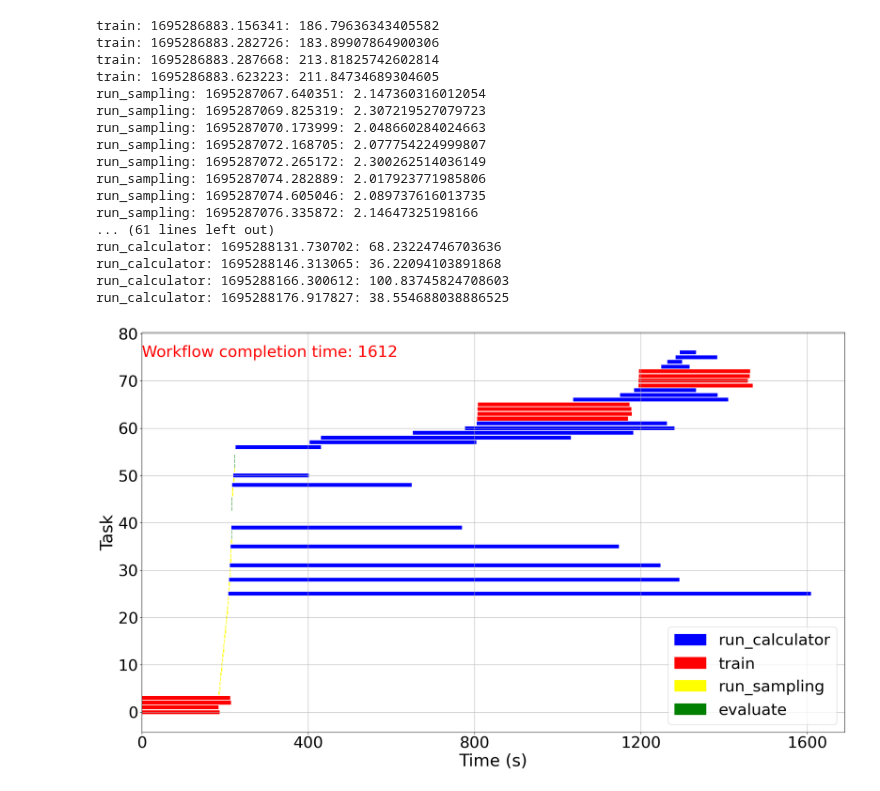
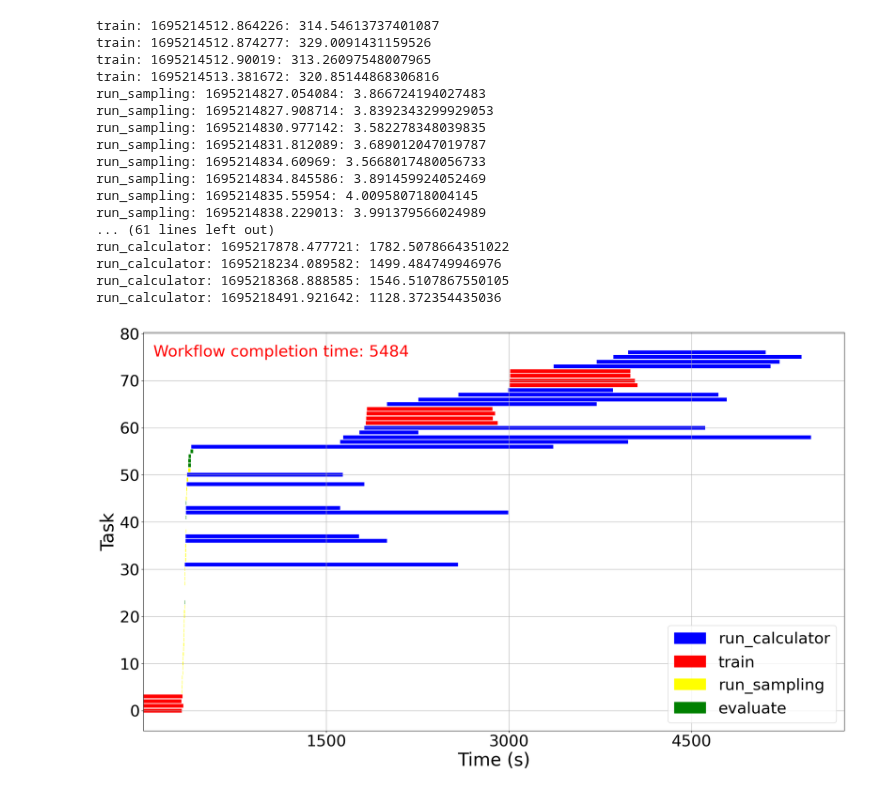
Before and after one commit to helix-xx/multisite_, a Jupyter notebook: finetuning-surrogates/analysis/analysis.ipynb, the cells around one changed output. Cells and saved outputs as stored; diff of their text form; code cells hidden in the pictures.

Commit message:
start task predict test

```diff
--- a/finetuning-surrogates/analysis/analysis.ipynb
+++ b/finetuning-surrogates/analysis/analysis.ipynb
@@ -93,8 +93,8 @@ def time_line_graph(results: pd.DataFrame, task_color: dict):
         bar = ax.barh(index, time, left=row['time_compute_started'] - start_time, color=task_color[row['method']])
         # ax.text(row['time_compute_started'] - start_time, index, method, ha='left', va='center',fontsize=6)
 
-    ax.set_xlabel('Time (s)',fontsize=32)
-    ax.set_ylabel('Task',fontsize=32)
+    ax.set_xlabel('Time (s)',fontsize=34)
+    ax.set_ylabel('Task',fontsize=34)
     ax.xaxis.set_major_locator(MaxNLocator(nbins=5))
     handles = []
     labels = []
@@ -112,28 +112,28 @@ def time_line_graph(results: pd.DataFrame, task_color: dict):
 # %%
 # fine-tuning surrogates, 64 threads
 task_type = ['sampling-results', 'training-results', 'simulation-results', 'inference-results']
 task_color = {'run_calculator': 'blue', 'train': 'red', 'run_sampling': 'yellow', 'evaluate': 'green'}
-results = load_results(test2_lf, task_type=task_type)
+results = load_results(test2_1, task_type=task_type)
 time_line_graph(results=results, task_color=task_color)
 # %% [output]
-train: 1695286883.156341: 186.79636343405582
-train: 1695286883.282726: 183.89907864900306
-train: 1695286883.287668: 213.81825742602814
-train: 1695286883.623223: 211.84734689304605
-run_sampling: 1695287067.640351: 2.147360316012054
-run_sampling: 1695287069.825319: 2.307219527079723
-run_sampling: 1695287070.173999: 2.048660284024663
-run_sampling: 1695287072.168705: 2.077754224999807
-run_sampling: 1695287072.265172: 2.300262514036149
-run_sampling: 1695287074.282889: 2.017923771985806
-run_sampling: 1695287074.605046: 2.089737616013735
-run_sampling: 1695287076.335872: 2.14647325198166
+train: 1695214512.864226: 314.54613737401087
+train: 1695214512.874277: 329.0091431159526
+train: 1695214512.90019: 313.26097548007965
+train: 1695214513.381672: 320.85144868306816
+run_sampling: 1695214827.054084: 3.866724194027483
+run_sampling: 1695214827.908714: 3.8392343299929053
+run_sampling: 1695214830.977142: 3.582278348039835
+run_sampling: 1695214831.812089: 3.689012047019787
+run_sampling: 1695214834.60969: 3.5668017480056733
+run_sampling: 1695214834.845586: 3.891459924052469
+run_sampling: 1695214835.55954: 4.009580718004145
+run_sampling: 1695214838.229013: 3.991379566024989
 ... (61 lines left out)
-run_calculator: 1695288131.730702: 68.23224746703636
-run_calculator: 1695288146.313065: 36.22094103891868
-run_calculator: 1695288166.300612: 100.83745824708603
-run_calculator: 1695288176.917827: 38.554688038886525
+run_calculator: 1695217878.477721: 1782.5078664351022
+run_calculator: 1695218234.089582: 1499.484749946976
+run_calculator: 1695218368.888585: 1546.5107867550105
+run_calculator: 1695218491.921642: 1128.372354435036
-[figure, old version]
+[figure, new version]
 # %%
 # fine-tuning surrogates 8 threads
 task_type = ['sampling-results', 'training-results', 'simulation-results', 'inference-results']
```
Also changed, not shown: 4 other files.
